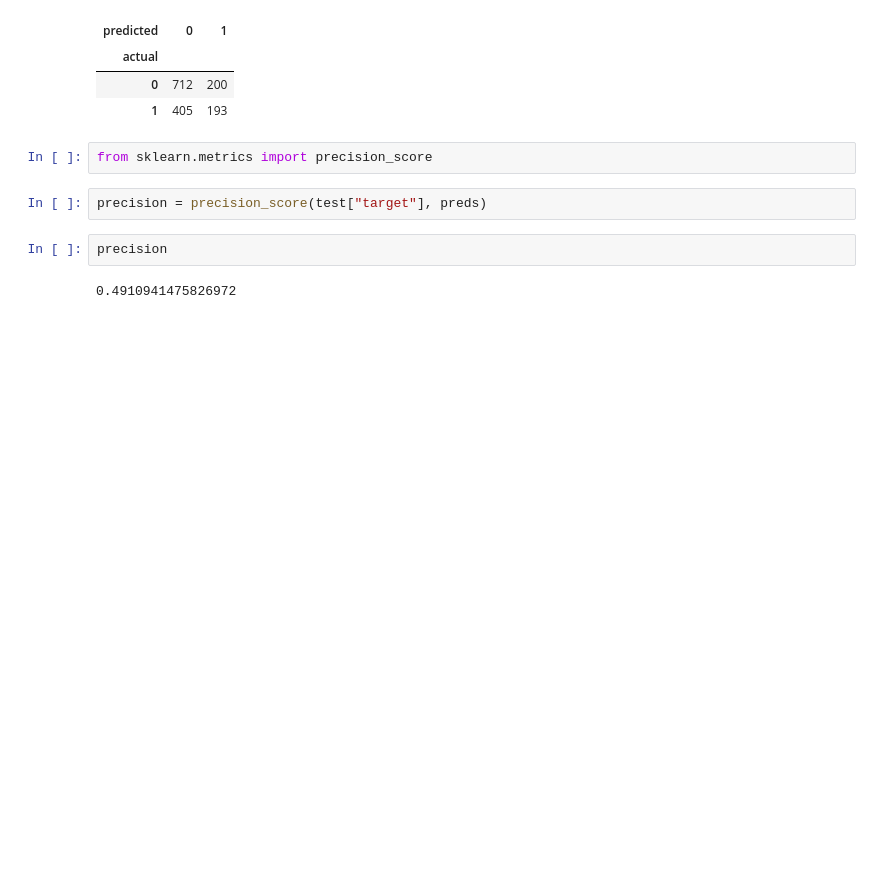
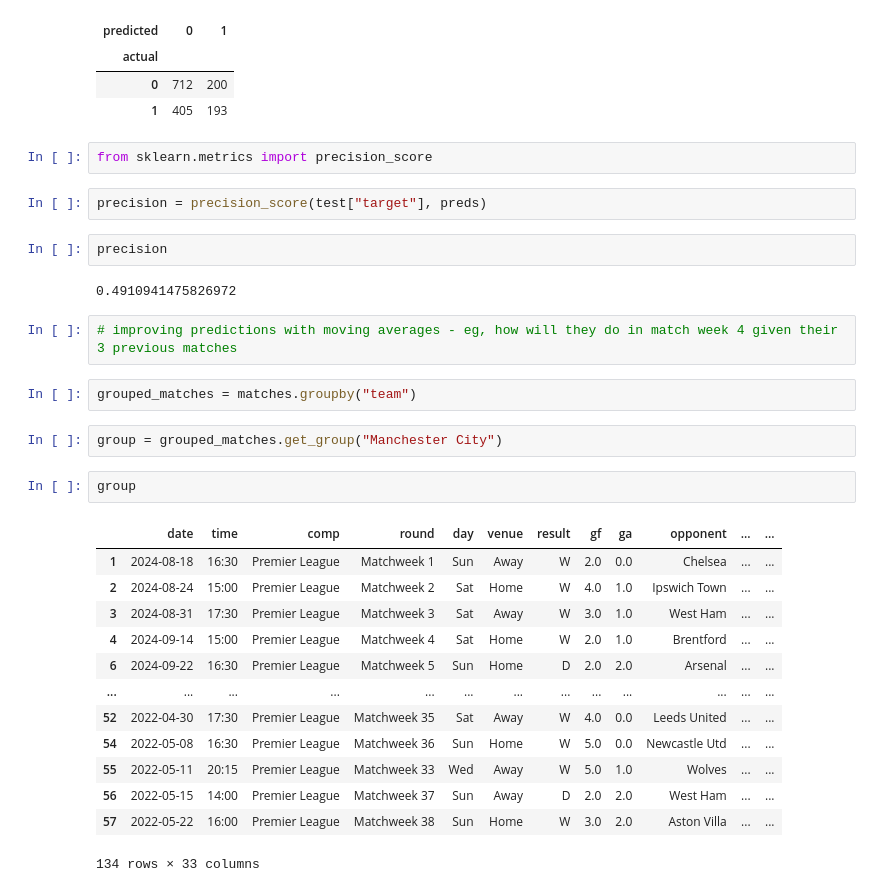
Before and after one commit to MistryDev09/Premier-League-Match-prediction, a Jupyter notebook: training_model.ipynb, the cells around one changed output. Saved outputs shown, nothing was run; the diff lists cells and outputs as text; blank space fills up the shorter version.

```diff
--- a/training_model.ipynb
+++ b/training_model.ipynb
@@ -194,3 +196,25 @@ precision = precision_score(test["target"], preds)
 precision
 # %% [output]
 0.4910941475826972
+# %%
+# improving predictions with moving averages - eg, how will they do in match week 4 given their 3 previous matches
+# %%
+grouped_matches = matches.groupby("team")
+# %%
+group = grouped_matches.get_group("Manchester City")
+# %%
+group
+# %% [output]
+|  | date | time | comp | round | day | venue | result | gf | ga | opponent | ... | ... |
+| 1 | 2024-08-18 | 16:30 | Premier League | Matchweek 1 | Sun | Away | W | 2.0 | 0.0 | Chelsea | ... | ... |
+| 2 | 2024-08-24 | 15:00 | Premier League | Matchweek 2 | Sat | Home | W | 4.0 | 1.0 | Ipswich Town | ... | ... |
+| 3 | 2024-08-31 | 17:30 | Premier League | Matchweek 3 | Sat | Away | W | 3.0 | 1.0 | West Ham | ... | ... |
+| 4 | 2024-09-14 | 15:00 | Premier League | Matchweek 4 | Sat | Home | W | 2.0 | 1.0 | Brentford | ... | ... |
+| 6 | 2024-09-22 | 16:30 | Premier League | Matchweek 5 | Sun | Home | D | 2.0 | 2.0 | Arsenal | ... | ... |
+| ... | ... | ... | ... | ... | ... | ... | ... | ... | ... | ... | ... | ... |
+| 52 | 2022-04-30 | 17:30 | Premier League | Matchweek 35 | Sat | Away | W | 4.0 | 0.0 | Leeds United | ... | ... |
+| 54 | 2022-05-08 | 16:30 | Premier League | Matchweek 36 | Sun | Home | W | 5.0 | 0.0 | Newcastle Utd | ... | ... |
+| 55 | 2022-05-11 | 20:15 | Premier League | Matchweek 33 | Wed | Away | W | 5.0 | 1.0 | Wolves | ... | ... |
+| 56 | 2022-05-15 | 14:00 | Premier League | Matchweek 37 | Sun | Away | D | 2.0 | 2.0 | West Ham | ... | ... |
+| 57 | 2022-05-22 | 16:00 | Premier League | Matchweek 38 | Sun | Home | W | 3.0 | 2.0 | Aston Villa | ... | ... |
+134 rows × 33 columns
```
Also changed, not shown: parts of 25 cells of this notebook.
